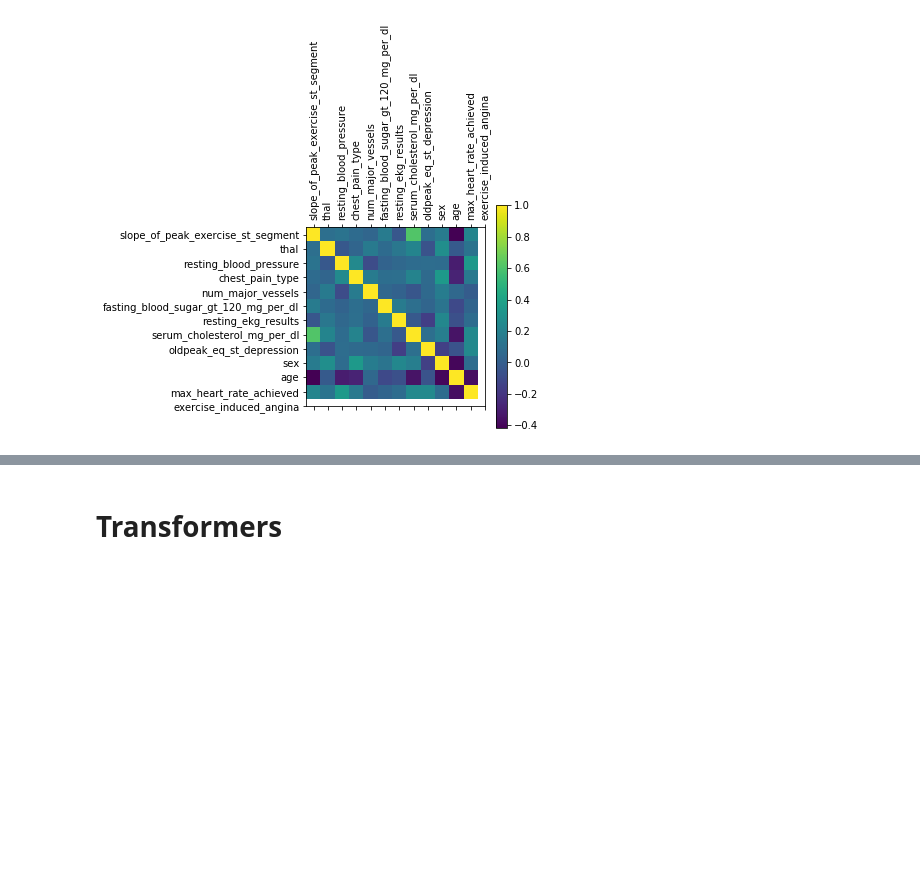
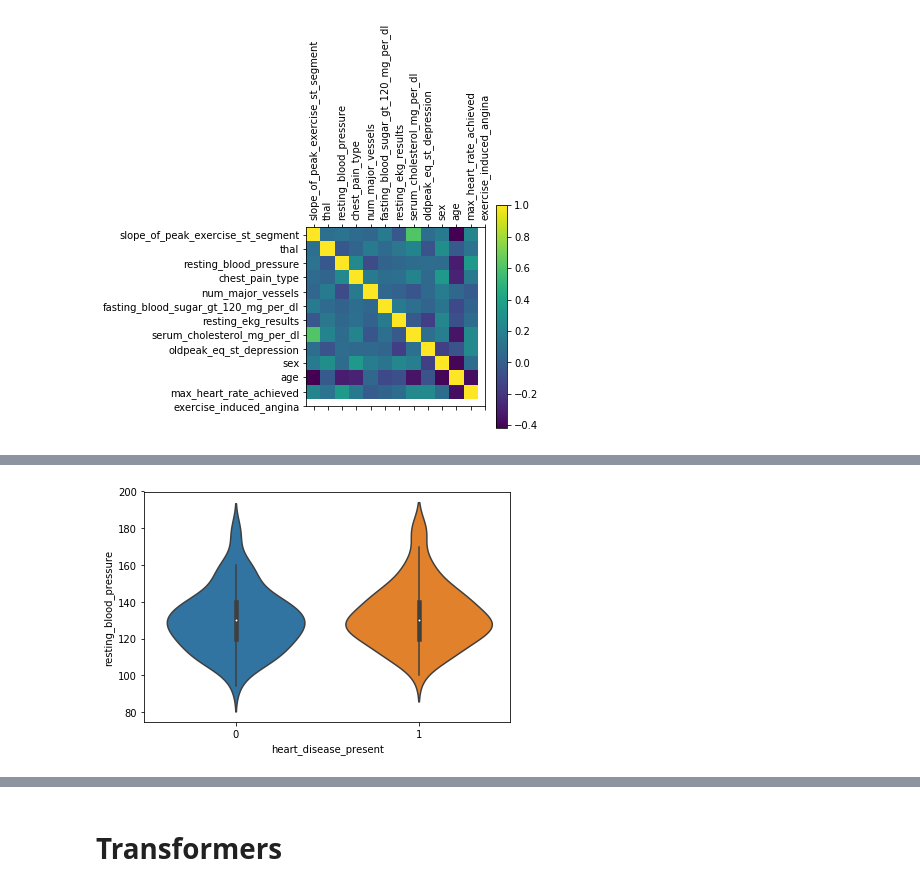
Before and after one commit to surjeet143/Heart-disease-detection, a Jupyter notebook: Heart Disease Detection/heart-disease-detection.ipynb, the cells around one changed output, grey strips where cells are left out. Drawn from its saved outputs; the diff is of its cells as text; code cells hidden in the pictures; blank space fills up the shorter version.

```diff
--- a/Heart Disease Detection/heart-disease-detection.ipynb
+++ b/Heart Disease Detection/heart-disease-detection.ipynb
@@ -50,0 +71,6 @@ plt.show();
+# %%
+sns.violinplot(y,X['resting_blood_pressure'])
+plt.tight_layout()
+plt.show()
+# %% [output]
+[figure, added]
```
Also changed, not shown: parts of 50 cells of this notebook.
